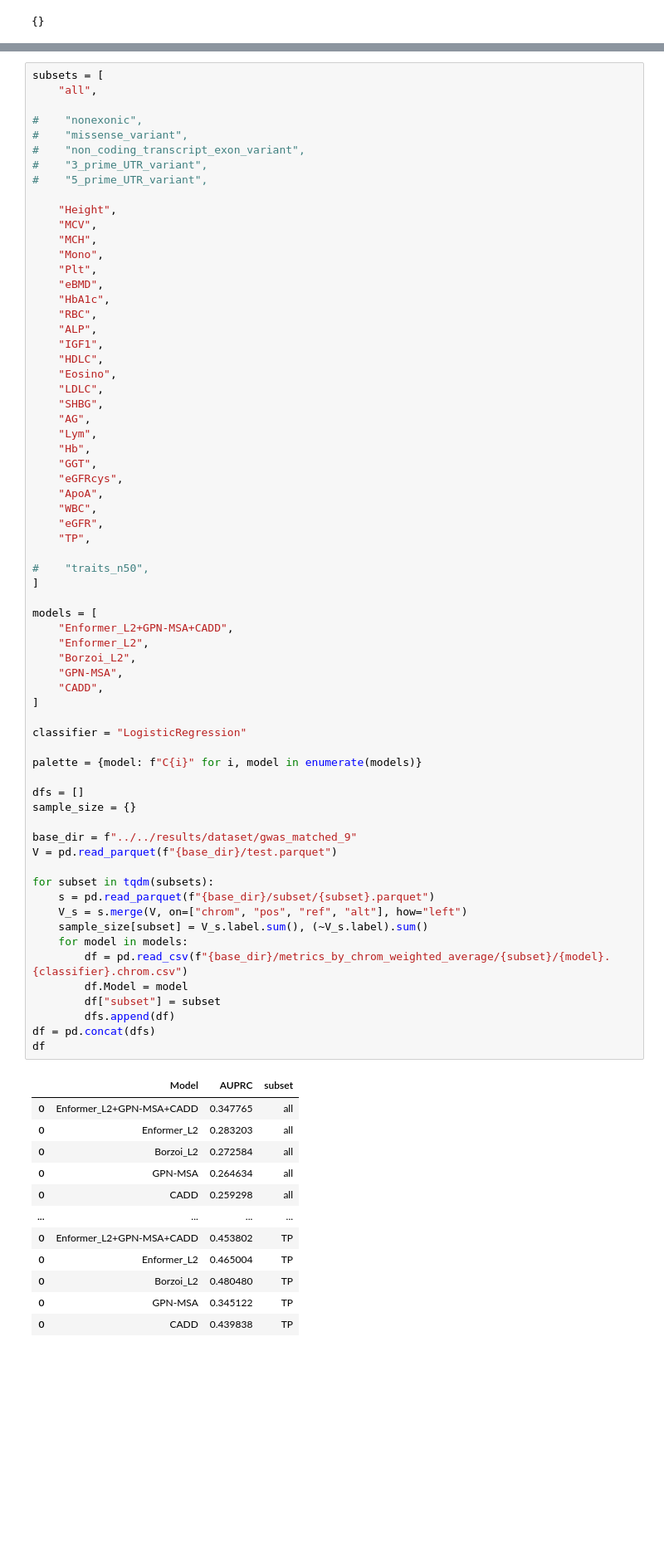
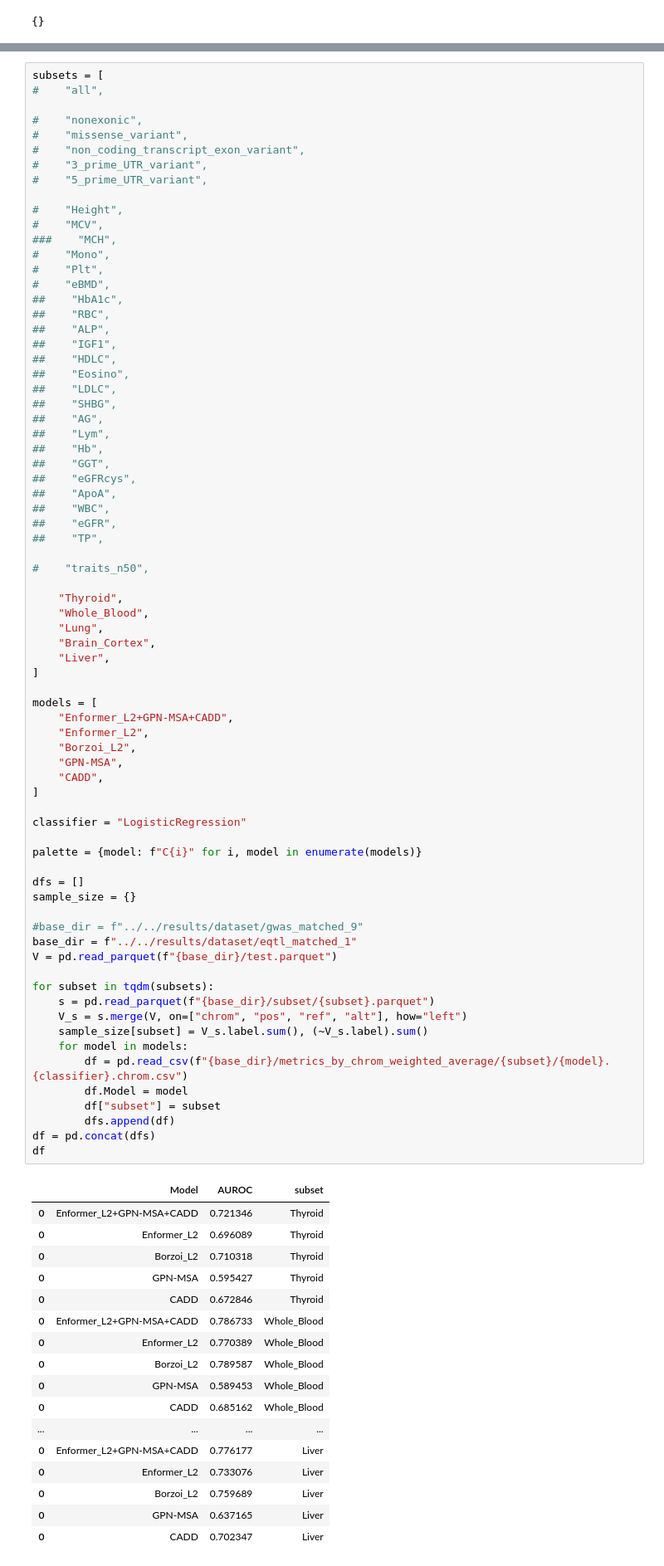
Before and after one commit to minjaf/TraitGym, a Jupyter notebook: workflow/notebooks/results.ipynb, the cells around one changed output, grey strips where cells are left out. Shown at 83% size. Cells and saved outputs as stored; diff of their text form; blank space fills up the shorter version.

```diff
--- a/workflow/notebooks/results.ipynb
+++ b/workflow/notebooks/results.ipynb
@@ -44,7 +45,7 @@ consequence_renaming = {
 subset_renaming = {**trait_renaming, **consequence_renaming}
 # %%
 subsets = [
-    "all",
+#    "all",
 
 #    "nonexonic",
 #    "missense_variant",
@@ -52,72 +53,84 @@ subsets = [
 #    "3_prime_UTR_variant",
 #    "5_prime_UTR_variant",
 
-    "Height",
-    "MCV",
-    "MCH",
-    "Mono",
-    "Plt",
-    "eBMD",
-    "HbA1c",
-    "RBC",
-    "ALP",
-    "IGF1",
-    "HDLC",
-    "Eosino",
-    "LDLC",
-    "SHBG",
-    "AG",
-    "Lym",
-    "Hb",
-    "GGT",
-    "eGFRcys",
-    "ApoA",
-    "WBC",
-    "eGFR",
-    "TP",
+#    "Height",
+#    "MCV",
+###    "MCH",
+#    "Mono",
+#    "Plt",
+#    "eBMD",
+##    "HbA1c",
+##    "RBC",
+##    "ALP",
+##    "IGF1",
+##    "HDLC",
+##    "Eosino",
+##    "LDLC",
+##    "SHBG",
+##    "AG",
+##    "Lym",
+##    "Hb",
+##    "GGT",
+##    "eGFRcys",
+##    "ApoA",
+##    "WBC",
+##    "eGFR",
+##    "TP",
 
 #    "traits_n50",
+
+    "Thyroid",
+    "Whole_Blood",
+    "Lung",
+    "Brain_Cortex",
+    "Liver",
 ]
 
 models = [
     "Enformer_L2+GPN-MSA+CADD",
     "Enformer_L2",
     "Borzoi_L2",
     "GPN-MSA",
     "CADD",
 ]
 
 classifier = "LogisticRegression"
 
 palette = {model: f"C{i}" for i, model in enumerate(models)}
 
 dfs = []
 sample_size = {}
 
-base_dir = f"../../results/dataset/gwas_matched_9"
+#base_dir = f"../../results/dataset/gwas_matched_9"
+base_dir = f"../../results/dataset/eqtl_matched_1"
 V = pd.read_parquet(f"{base_dir}/test.parquet")
 
 for subset in tqdm(subsets):
     s = pd.read_parquet(f"{base_dir}/subset/{subset}.parquet")
     V_s = s.merge(V, on=["chrom", "pos", "ref", "alt"], how="left")
     sample_size[subset] = V_s.label.sum(), (~V_s.label).sum()
     for model in models:
         df = pd.read_csv(f"{base_dir}/metrics_by_chrom_weighted_average/{subset}/{model}.{classifier}.chrom.csv")
         df.Model = model
         df["subset"] = subset
         dfs.append(df)
 df = pd.concat(dfs)
 df
 # %% [output]
-|  | Model | AUPRC | subset |
-| 0 | Enformer_L2+GPN-MSA+CADD | 0.347765 | all |
-| 0 | Enformer_L2 | 0.283203 | all |
-| 0 | Borzoi_L2 | 0.272584 | all |
-| 0 | GPN-MSA | 0.264634 | all |
-| 0 | CADD | 0.259298 | all |
+|  | Model | AUROC | subset |
+| 0 | Enformer_L2+GPN-MSA+CADD | 0.721346 | Thyroid |
+| 0 | Enformer_L2 | 0.696089 | Thyroid |
+| 0 | Borzoi_L2 | 0.710318 | Thyroid |
+| 0 | GPN-MSA | 0.595427 | Thyroid |
+| 0 | CADD | 0.672846 | Thyroid |
+| 0 | Enformer_L2+GPN-MSA+CADD | 0.786733 | Whole_Blood |
+| 0 | Enformer_L2 | 0.770389 | Whole_Blood |
+| 0 | Borzoi_L2 | 0.789587 | Whole_Blood |
+| 0 | GPN-MSA | 0.589453 | Whole_Blood |
+| 0 | CADD | 0.685162 | Whole_Blood |
 | ... | ... | ... | ... |
-| 0 | Enformer_L2+GPN-MSA+CADD | 0.453802 | TP |
-| 0 | Enformer_L2 | 0.465004 | TP |
-| 0 | Borzoi_L2 | 0.480480 | TP |
-| 0 | GPN-MSA | 0.345122 | TP |
-| 0 | CADD | 0.439838 | TP |
+| 0 | Enformer_L2+GPN-MSA+CADD | 0.776177 | Liver |
+| 0 | Enformer_L2 | 0.733076 | Liver |
+| 0 | Borzoi_L2 | 0.759689 | Liver |
+| 0 | GPN-MSA | 0.637165 | Liver |
+| 0 | CADD | 0.702347 | Liver |
```
Also changed, not shown: parts of 9 cells of this notebook, 6 other files.
